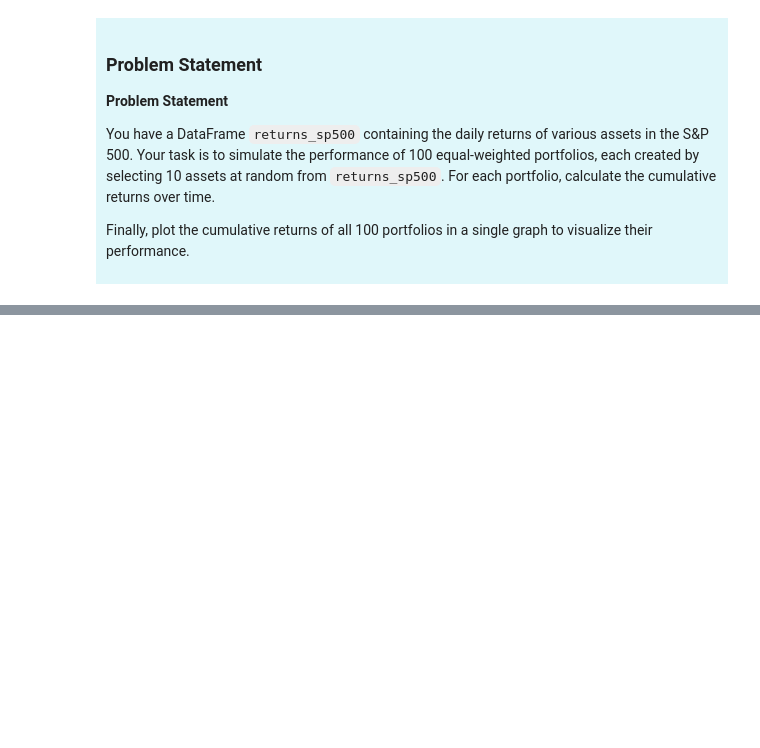
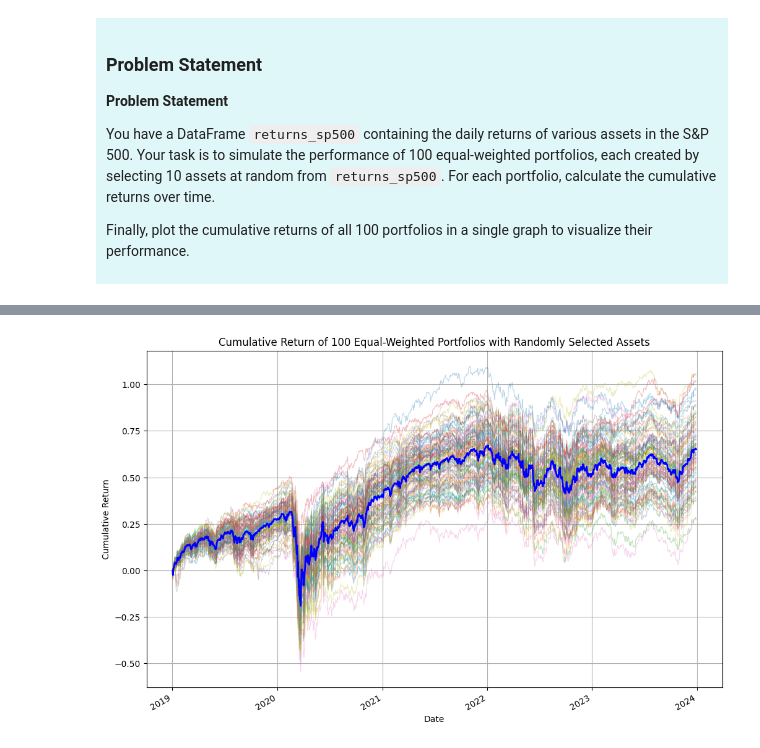
Before and after one commit to alfonso-santos/finanzas-tecnologia-practicas, a Jupyter notebook: src_soluciones/02_01_Calculos_iniciales_de_carteras_soluciones.ipynb, the cells around one changed output, grey strips where cells are left out. Saved outputs shown, nothing was run; the diff lists cells and outputs as text; code cells hidden in the pictures; blank space fills up the shorter version.

```diff
--- a/src_soluciones/02_01_Calculos_iniciales_de_carteras_soluciones.ipynb
+++ b/src_soluciones/02_01_Calculos_iniciales_de_carteras_soluciones.ipynb
@@ -1273,0 +1314,14 @@ plt.show()
+# %%
+# Plot all cumulative returns
+plt.figure(figsize=(12, 8))
+cumulative_10_returns_df.plot(ax=plt.gca(), legend=False, alpha=0.3, linewidth=0.8)
+cumulative_10_returns_df.mean(axis=1).plot(ax=plt.gca(), color='blue', linewidth=2, label='Mean Portfolio')
+
+# Final plot adjustments
+plt.xlabel('Date')
+plt.ylabel('Cumulative Return')
+plt.title('Cumulative Return of 100 Equal-Weighted Portfolios with Randomly Selected Assets')
+plt.grid(True)
+plt.show()
+# %% [output]
+[figure, added]
```
Also changed, not shown: parts of 11 cells of this notebook, 8 other files.
